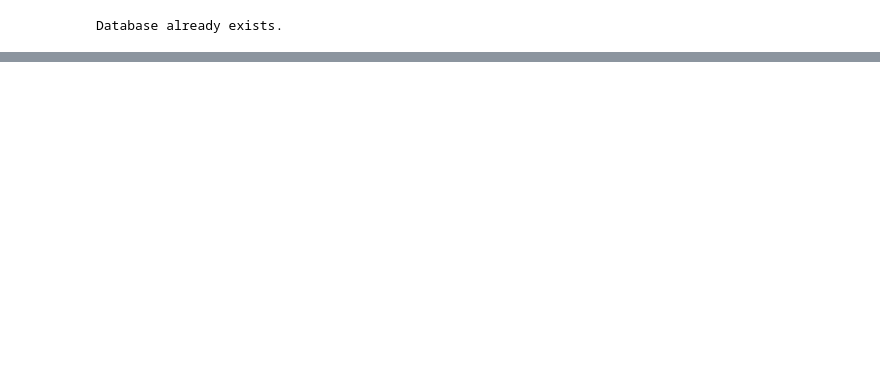
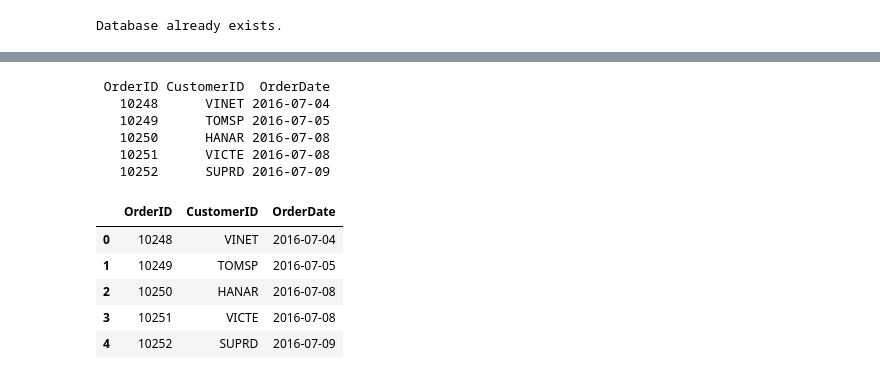
Before and after one commit to Moyster/ae-formation-data-engineering, a Jupyter notebook: Data-Engineering.ipynb, the cells around one changed output, grey strips where cells are left out. Saved outputs shown, nothing was run; the diff lists cells and outputs as text; code cells hidden in the pictures; blank space fills up the shorter version.

```diff
--- a/Data-Engineering.ipynb
+++ b/Data-Engineering.ipynb
@@ -168,0 +163,15 @@ First 5 Customers:
+# %%
+query_and_print("SELECT OrderID, CustomerID, OrderDate FROM Orders LIMIT 5;")
+# %% [output]
+ OrderID CustomerID  OrderDate
+   10248      VINET 2016-07-04
+   10249      TOMSP 2016-07-05
+   10250      HANAR 2016-07-08
+   10251      VICTE 2016-07-08
+   10252      SUPRD 2016-07-09
+|  | OrderID | CustomerID | OrderDate |
+| 0 | 10248 | VINET | 2016-07-04 |
+| 1 | 10249 | TOMSP | 2016-07-05 |
+| 2 | 10250 | HANAR | 2016-07-08 |
+| 3 | 10251 | VICTE | 2016-07-08 |
+| 4 | 10252 | SUPRD | 2016-07-09 |
```
Also changed, not shown: parts of 15 cells of this notebook.
